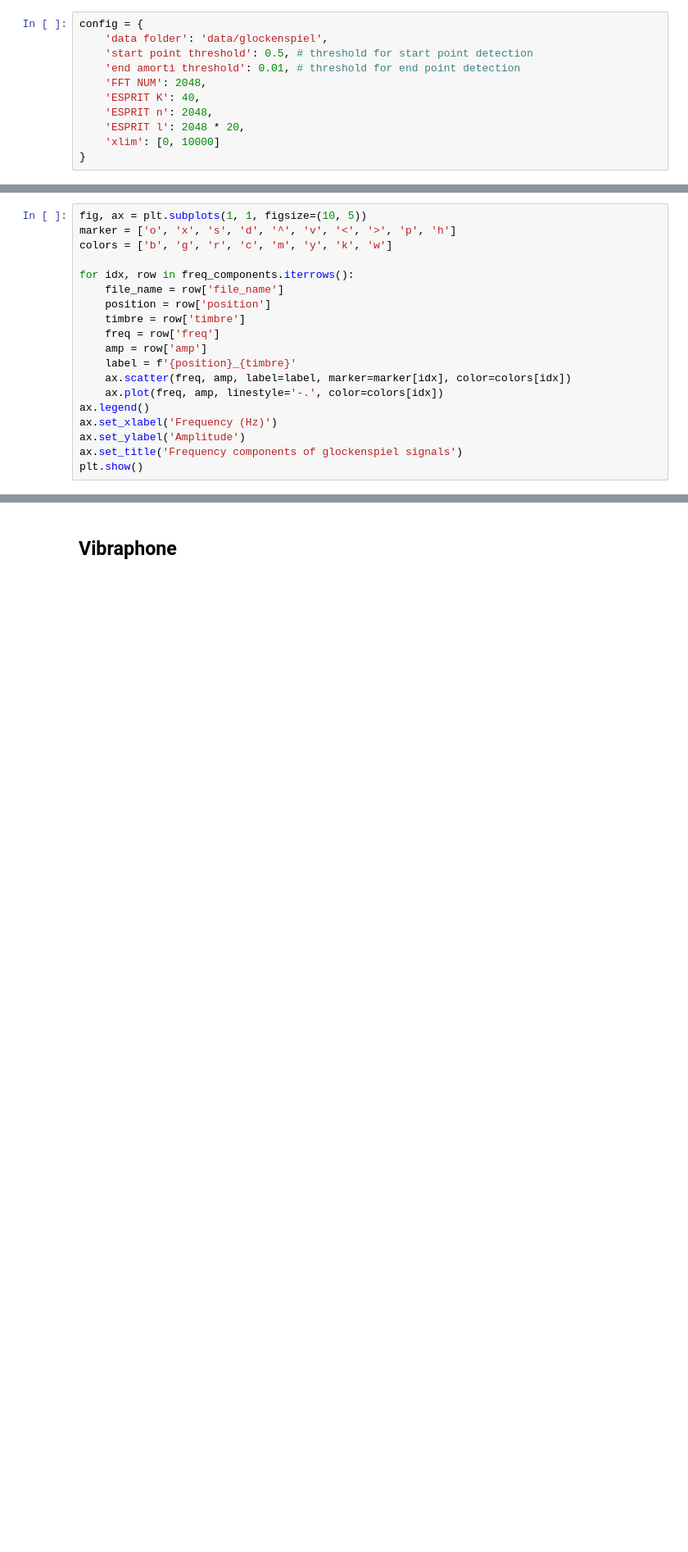
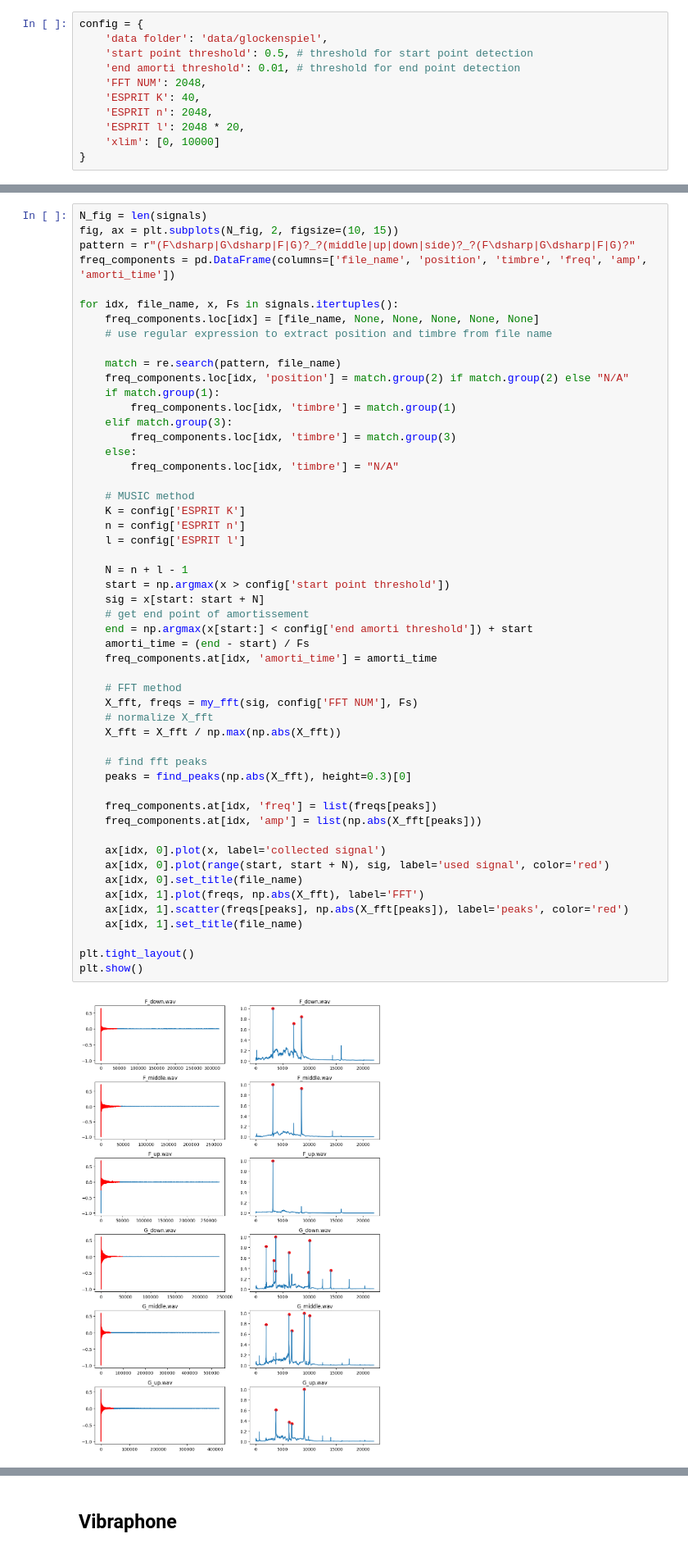
Before and after one commit to kjle/Acoustique-Musicale-TP, a Jupyter notebook: percussion/data_analyse.ipynb, the cells around one changed output, grey strips where cells are left out. Shown at 82% size. Drawn from its saved outputs; the diff is of its cells as text; blank space fills up the shorter version.

```diff
--- a/percussion/data_analyse.ipynb
+++ b/percussion/data_analyse.ipynb
@@ -275,19 +315,0 @@ freq_components = get_freq_plot(config, signals)
-# %%
-fig, ax = plt.subplots(1, 1, figsize=(10, 5))
-marker = ['o', 'x', 's', 'd', '^', 'v', '<', '>', 'p', 'h']
-colors = ['b', 'g', 'r', 'c', 'm', 'y', 'k', 'w']
-
-for idx, row in freq_components.iterrows():
-    file_name = row['file_name']
-    position = row['position']
-    timbre = row['timbre']
-    freq = row['freq']
-    amp = row['amp']
-    label = f'{position}_{timbre}'
-    ax.scatter(freq, amp, label=label, marker=marker[idx], color=colors[idx])
-    ax.plot(freq, amp, linestyle='-.', color=colors[idx])
-ax.legend()
-ax.set_xlabel('Frequency (Hz)')
-ax.set_ylabel('Amplitude')
-ax.set_title('Frequency components of glockenspiel signals')
-plt.show()
@@ -295,0 +318,54 @@ plt.show()
+# %%
+N_fig = len(signals)
+fig, ax = plt.subplots(N_fig, 2, figsize=(10, 15))
+pattern = r"(F\dsharp|G\dsharp|F|G)?_?(middle|up|down|side)?_?(F\dsharp|G\dsharp|F|G)?"
+freq_components = pd.DataFrame(columns=['file_name', 'position', 'timbre', 'freq', 'amp', 'amorti_time'])
+
+for idx, file_name, x, Fs in signals.itertuples():
+    freq_components.loc[idx] = [file_name, None, None, None, None, None]
+    # use regular expression to extract position and timbre from file name
+
+    match = re.search(pattern, file_name)
+    freq_components.loc[idx, 'position'] = match.group(2) if match.group(2) else "N/A"
+    if match.group(1):
+        freq_components.loc[idx, 'timbre'] = match.group(1)
+    elif match.group(3):
+        freq_components.loc[idx, 'timbre'] = match.group(3)
+    else:
+        freq_components.loc[idx, 'timbre'] = "N/A"
+
+    # MUSIC method
+    K = config['ESPRIT K']
+    n = config['ESPRIT n']
+    l = config['ESPRIT l']
+
+    N = n + l - 1
+    start = np.argmax(x > config['start point threshold'])
+    sig = x[start: start + N]
+    # get end point of amortissement
+    end = np.argmax(x[start:] < config['end amorti threshold']) + start
+    amorti_time = (end - start) / Fs
+    freq_components.at[idx, 'amorti_time'] = amorti_time
+
+    # FFT method
+    X_fft, freqs = my_fft(sig, config['FFT NUM'], Fs)
+    # normalize X_fft
+    X_fft = X_fft / np.max(np.abs(X_fft))
+
+    # find fft peaks
+    peaks = find_peaks(np.abs(X_fft), height=0.3)[0]
+
+    freq_components.at[idx, 'freq'] = list(freqs[peaks])
+    freq_components.at[idx, 'amp'] = list(np.abs(X_fft[peaks]))
+
+    ax[idx, 0].plot(x, label='collected signal')
+    ax[idx, 0].plot(range(start, start + N), sig, label='used signal', color='red')
+    ax[idx, 0].set_title(file_name)
+    ax[idx, 1].plot(freqs, np.abs(X_fft), label='FFT')
+    ax[idx, 1].scatter(freqs[peaks], np.abs(X_fft[peaks]), label='peaks', color='red')
+    ax[idx, 1].set_title(file_name)
+
+plt.tight_layout()
+plt.show()
+# %% [output]
+[figure, added]
```
Also changed, not shown: parts of 19 cells of this notebook.
